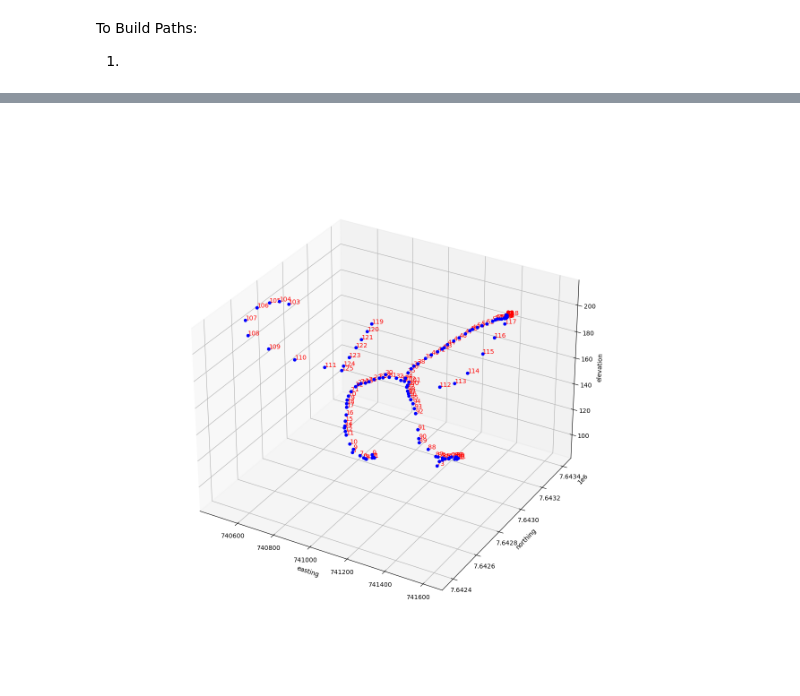
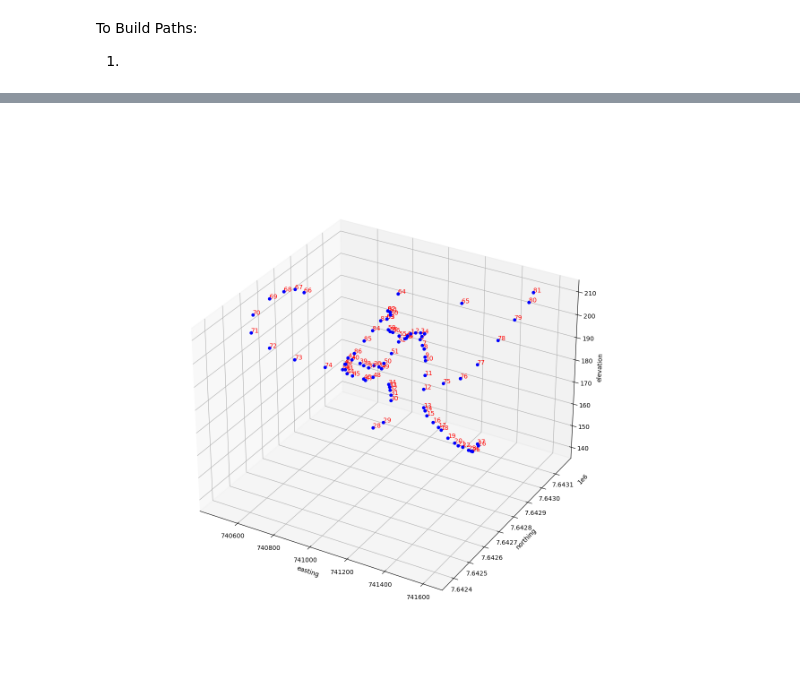
Before and after one commit to Teck-Electrification/Anylogic, a Jupyter notebook: notebooks/path-builder.ipynb, the cells around one changed output, grey strips where cells are left out. Drawn from its saved outputs; the diff is of its cells as text; code cells hidden in the pictures.

Commit message:
created path building notebook for making road network

```diff
--- a/notebooks/path-builder.ipynb
+++ b/notebooks/path-builder.ipynb
@@ -106,9 +107,21 @@ class nodesAVL:
         else:
             return self.MinValue(root.left)
 
+    def find(self, root, value):
+        if not root:
+            return None
+        elif value < root.value:
+            return self.find(root.left, value)
+        elif value > root.value:
+            return self.find(root.right, value)
+        elif value == root.value:
+            return root.id
+        else:
+            return None
+
     def preOrder(self, root):
         if not root:
-            return
-        print("{0} ".format(root.id), end=" ")
+            return 0
+        print("{0} ".format(root.value), end=" ")
         self.preOrder(root.left)
         self.preOrder(root.right)
@@ -129,5 +128,5 @@ tree.preOrder(root)
 # %%
-filenames = ["road_for_year_456", "ways"]
+filenames = ["road_for_year_123", "ways_for_dumps"]
 l2 = []
 
 for s in filenames:
@@ -139,6 +138,7 @@ for s in filenames:
 nodes = nodesAVL()
 root = None
 count_index = 0
+plot = []
 
 for i, c in enumerate(l2):
     if c == "VERTEX" and i<(len(l2)-10):
@@ -146,5 +146,7 @@ for i, c in enumerate(l2):
         m = pow(t1, 2) + pow(t2, 2) + pow(t3, 2)
         root = nodes.insert(root, m, count_index)
         count_index = count_index + 1
+        plot.append([t1, t2, t3])
 
-nodes.preOrder(root)
+#g = nodes.find(root, 58955581582025.44)
+#print(g)
@@ -170,9 +154,10 @@ nodes.preOrder(root)
 fig = plt.figure()
 fig.set_size_inches(12.5, 12.5, forward=True)
 ax = fig.add_subplot(projection='3d')
-temp, flag = [0,0,0], False
+temp, flag = [0,0,0,0], False
+pathsExport = []
 
-for i, point in enumerate(nodes):
+for i, point in enumerate(plot):
     x = float(point[0])
     y = float(point[1])
     z = float(point[2])
@@ -184,31 +169,44 @@ ax.set_xlabel('easting')
 ax.set_ylabel('northing')
 ax.set_zlabel('elevation')
 
 def onclick(event):
     global temp
     global flag
+    global pathsExport
     x, y, z = event.artist._offsets3d
     a = [float(x), float(y), float(z)]
+    m = pow(a[0], 2) + pow(a[1], 2) + pow(a[2], 2)
+    a.append(nodes.find(root, m))
     ax.set_title(a)
 
     if a != temp and flag == True:
         ax.plot([a[0], temp[0]], [a[1], temp[1]], [a[2], temp[2]], color='black')
+        pathsExport.append([temp[3], a[3]])
     else:
         flag = True
+
     temp = a
 
 def keyboardPress(event):
     global temp
     global flag
+    global pathsExport
     if event.key == "z":
         ax.lines.pop(-1)
+        pathsExport.pop(-1)
         temp, flag = [0,0,0], False
     elif event.key == "c":
         temp, flag = [0,0,0], False
+    elif event.key == "enter":
+        if path.exists('paths.csv'):
+            os.remove('paths.csv')
+        with open("paths.csv", "w", newline="") as f:
+            writer = csv.writer(f)
+            writer.writerows(pathsExport)
 
 
 fig.canvas.callbacks.connect('pick_event', onclick)
 fig.canvas.callbacks.connect('key_press_event', keyboardPress)
 plt.show()
 # %% [output]
-[figure, old version]
+[figure, new version]
```
Also changed, not shown: parts of 3 cells of this notebook, 1 other file.
